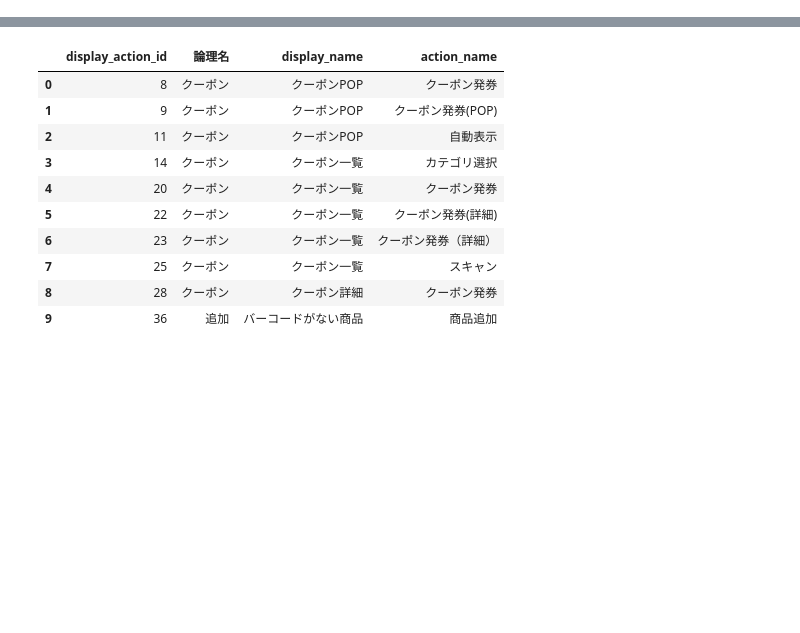
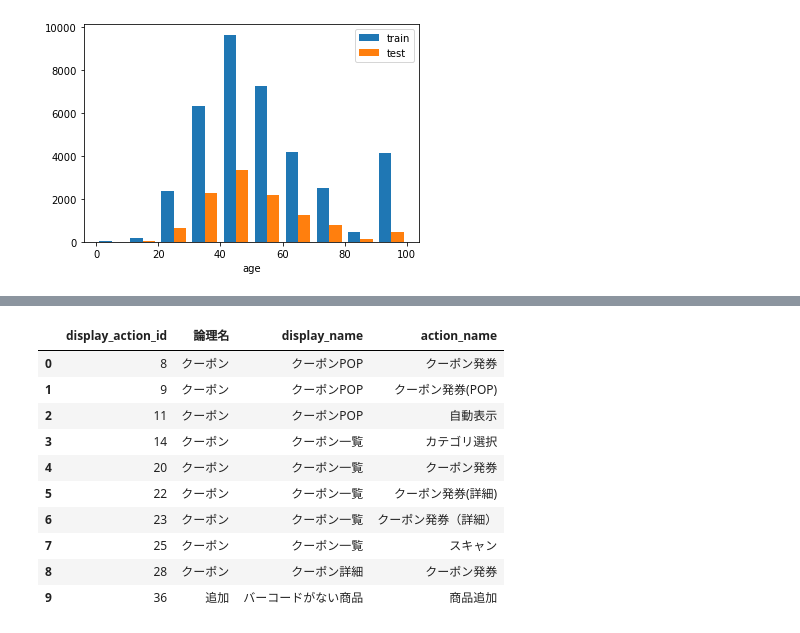
Before and after one commit to yumehara/atmacup9, a Jupyter notebook: notebooks/EDA.ipynb, the cells around one changed output, grey strips where cells are left out. Cells and saved outputs as stored; diff of their text form; code cells hidden in the pictures; blank space fills up the shorter version.

```diff
--- a/notebooks/EDA.ipynb
+++ b/notebooks/EDA.ipynb
@@ -79,0 +116,4 @@ meta.head(10)
+# %%
+draw_bar_plot(train_user_master, test_user_master, 'age')
+# %% [output]
+[figure, added]
```
Also changed, not shown: parts of 33 cells of this notebook, 1 other file.
